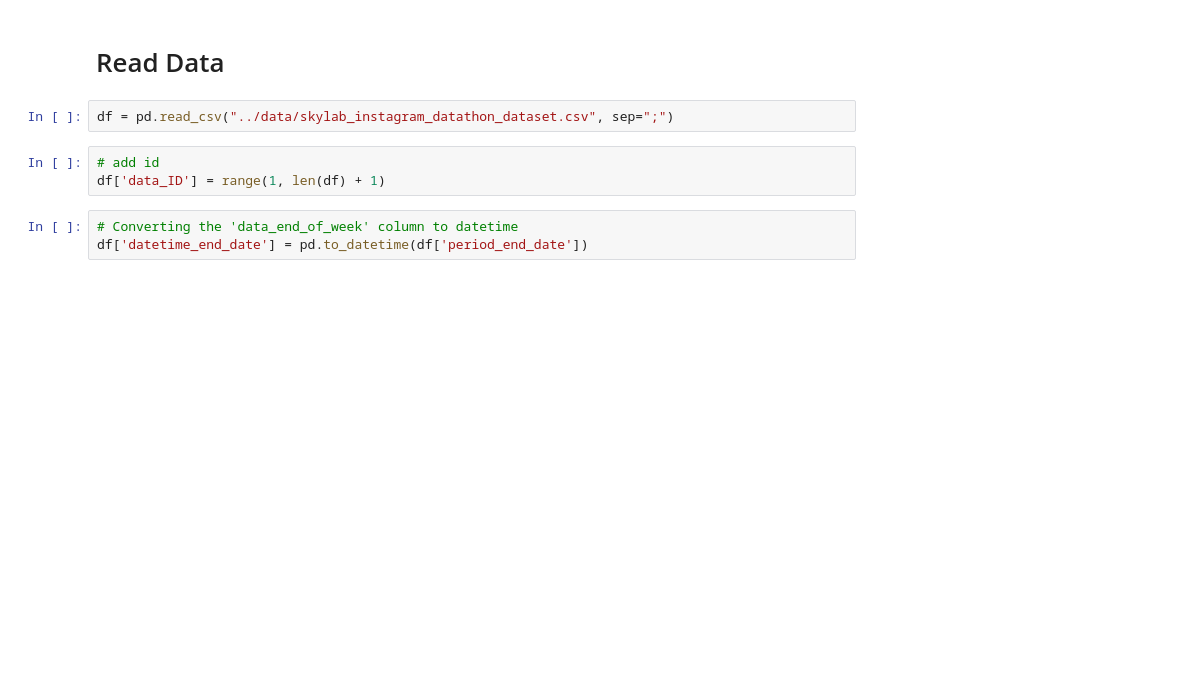
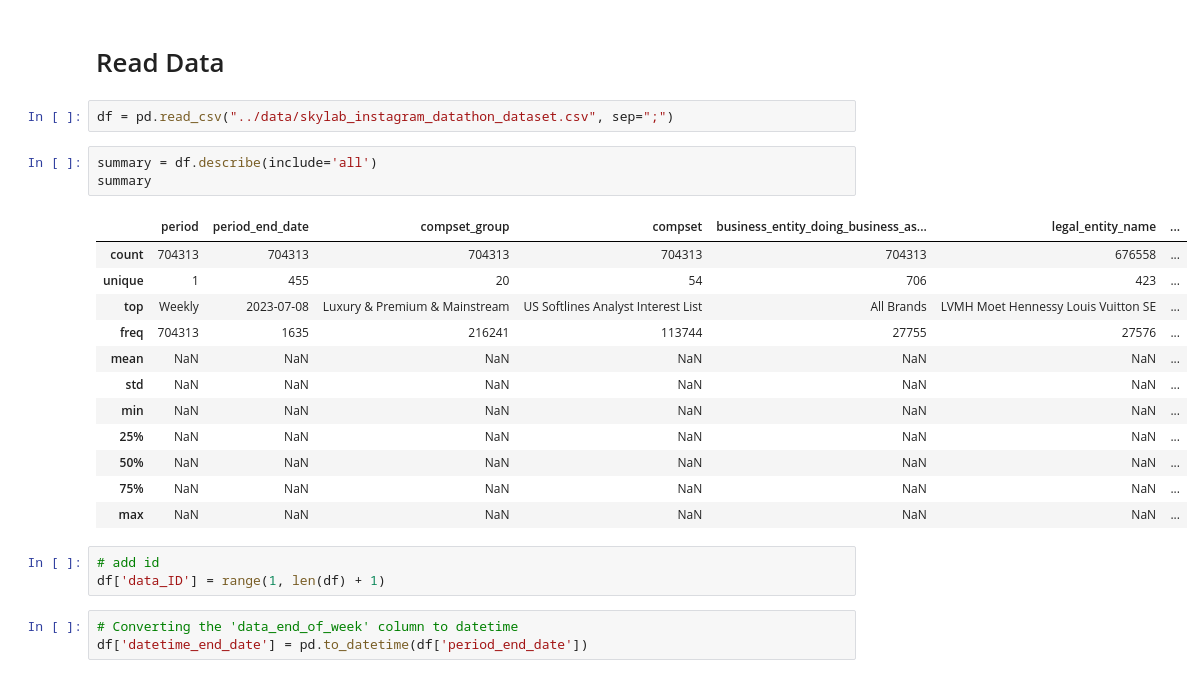
Before and after one commit to saschatran/challenge, a Jupyter notebook: IndividualNotebooks/sascha.ipynb, the cells around one changed output. Saved outputs shown, nothing was run; the diff lists cells and outputs as text; blank space fills up the shorter version.

```diff
--- a/IndividualNotebooks/sascha.ipynb
+++ b/IndividualNotebooks/sascha.ipynb
@@ -6,6 +9,22 @@ import matplotlib.pyplot as plt
 # Read Data
 # %%
 df = pd.read_csv("../data/skylab_instagram_datathon_dataset.csv", sep=";")
+# %%
+summary = df.describe(include='all')
+summary
+# %% [output]
+|  | period | period_end_date | compset_group | compset | business_entity_doing_business_as... | legal_entity_name | ... |
+| count | 704313 | 704313 | 704313 | 704313 | 704313 | 676558 | ... |
+| unique | 1 | 455 | 20 | 54 | 706 | 423 | ... |
+| top | Weekly | 2023-07-08 | Luxury & Premium & Mainstream | US Softlines Analyst Interest List | All Brands | LVMH Moet Hennessy Louis Vuitton SE | ... |
+| freq | 704313 | 1635 | 216241 | 113744 | 27755 | 27576 | ... |
+| mean | NaN | NaN | NaN | NaN | NaN | NaN | ... |
+| std | NaN | NaN | NaN | NaN | NaN | NaN | ... |
+| min | NaN | NaN | NaN | NaN | NaN | NaN | ... |
+| 25% | NaN | NaN | NaN | NaN | NaN | NaN | ... |
+| 50% | NaN | NaN | NaN | NaN | NaN | NaN | ... |
+| 75% | NaN | NaN | NaN | NaN | NaN | NaN | ... |
+| max | NaN | NaN | NaN | NaN | NaN | NaN | ... |
 # %%
 # add id
 df['data_ID'] = range(1, len(df) + 1)
```
Also changed, not shown: parts of 13 cells of this notebook, 1 other file.
